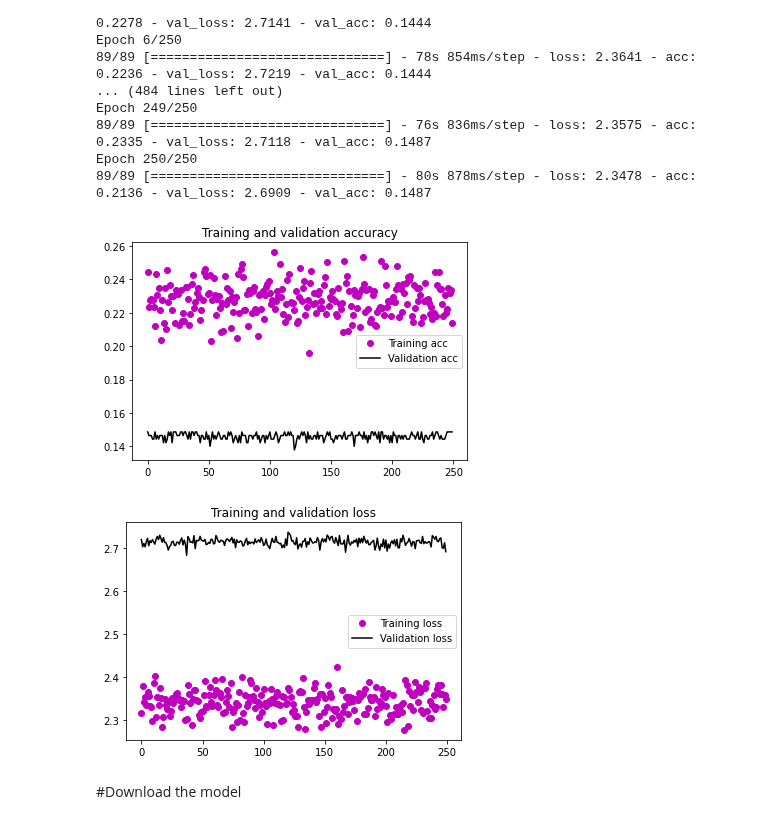
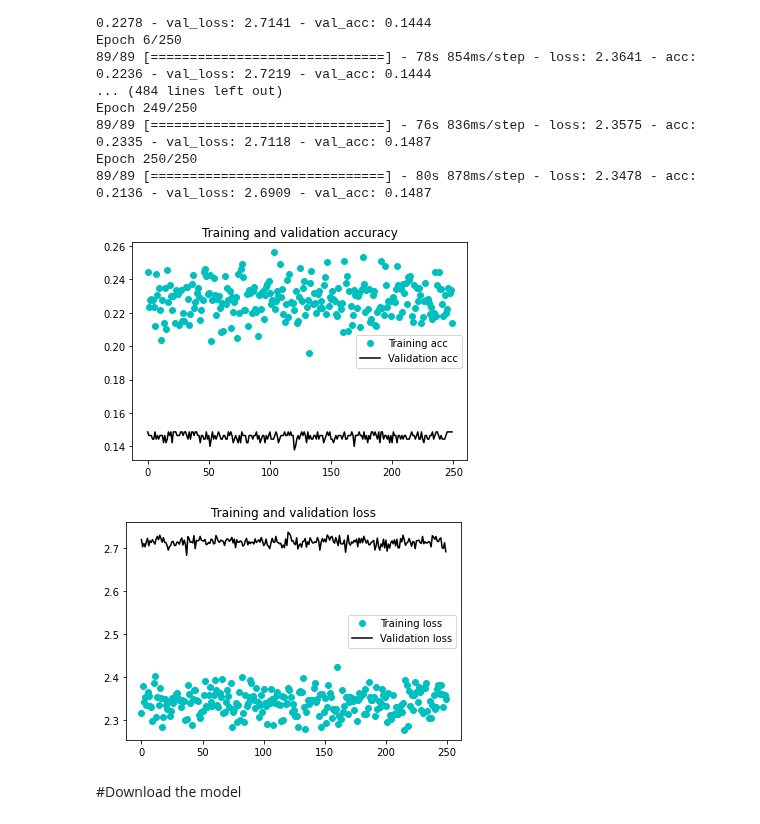
Before and after one commit to Wanita-8943/efficientnet_keras_transfer_learning, a Jupyter notebook: ลองตามพี่กี้_2ช.ipynb, the cells around one changed output. Saved outputs shown, nothing was run; the diff lists cells and outputs as text; code cells hidden in the pictures.

```diff
--- a/ลองตามพี่กี้_2ช.ipynb
+++ b/ลองตามพี่กี้_2ช.ipynb
@@ -219,27 +219,27 @@ Epoch 250/250
 # %%
 acc = history.history['acc']
 val_acc = history.history['val_acc']
 loss = history.history['loss']
 val_loss = history.history['val_loss']
 
 epochs_x = range(len(acc))
 
-plt.plot(epochs_x, acc, 'mo', label='Training acc')
+plt.plot(epochs_x, acc, 'co', label='Training acc')
 plt.plot(epochs_x, val_acc, 'k', label='Validation acc')
 plt.title('Training and validation accuracy')
 plt.legend()
 
 plt.figure()
 
-plt.plot(epochs_x, loss, 'mo', label='Training loss')
+plt.plot(epochs_x, loss, 'co', label='Training loss')
 plt.plot(epochs_x, val_loss, 'k', label='Validation loss')
 plt.title('Training and validation loss')
 plt.legend()
 
 plt.show()
 # %% [output]
-[figure, old version]
+[figure, new version]
-[figure, old version]
+[figure, new version]
 # %% [markdown]
 #Download the model
 # %%
```
Also changed, not shown: parts of 1 cell of this notebook.
